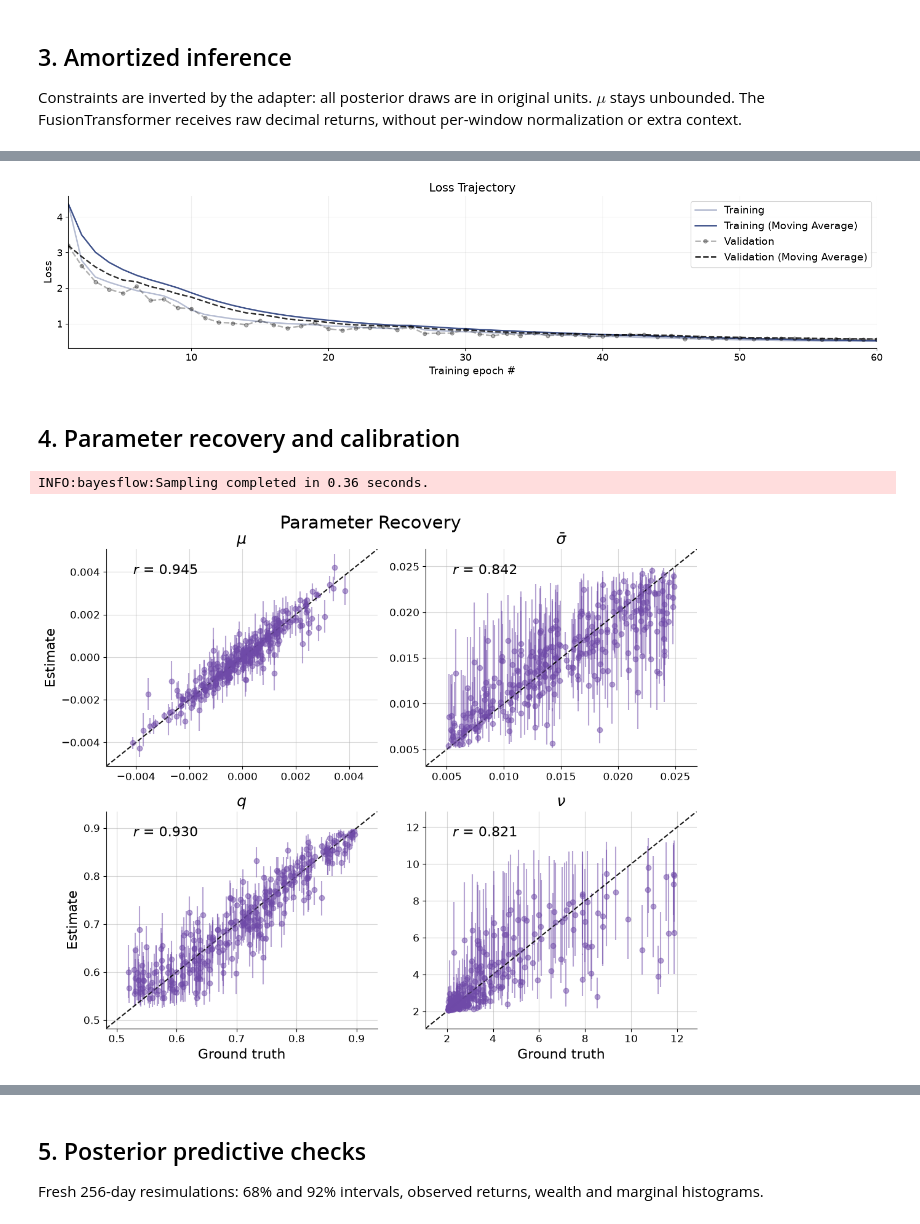
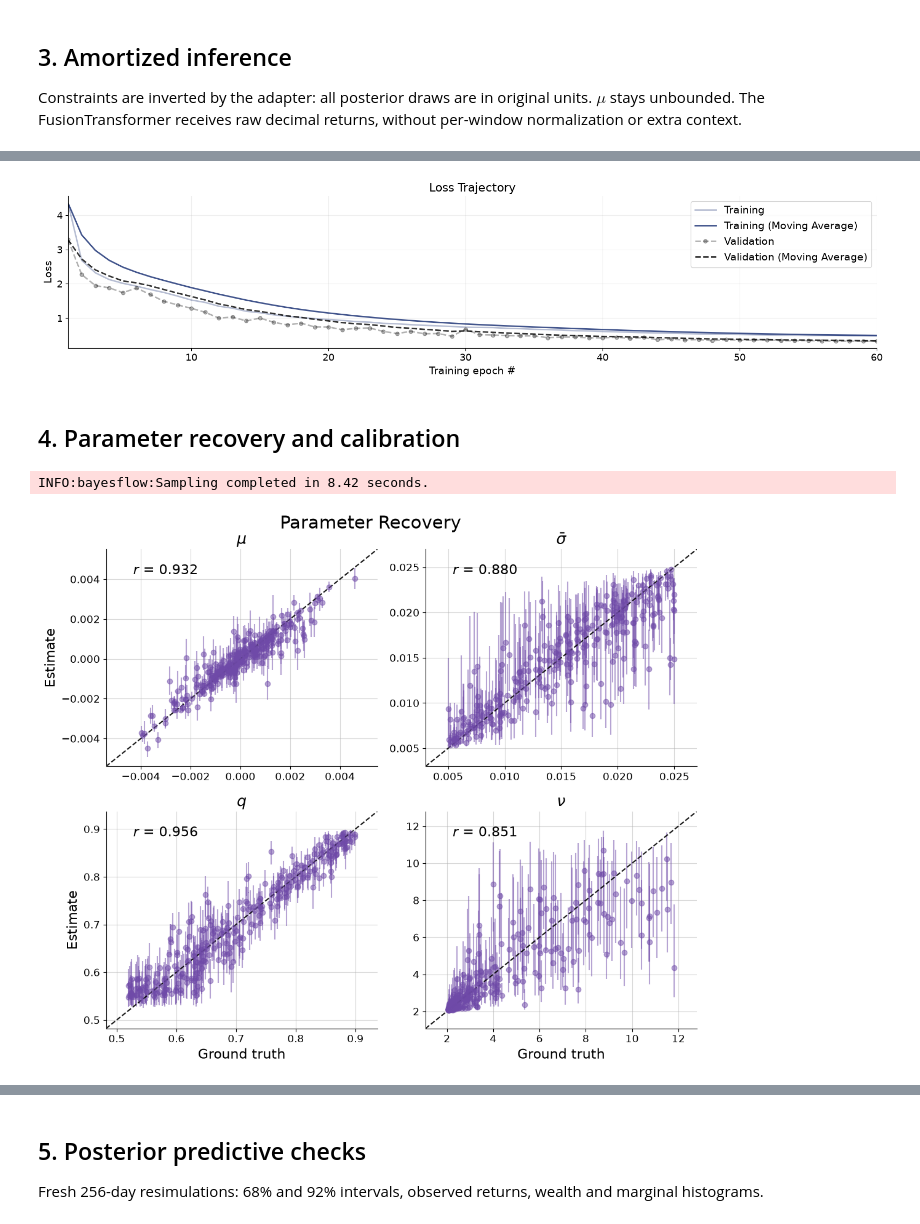
Before and after one commit to stefanradev93/amortized-fractals, a Jupyter notebook: mmar_univariate.ipynb, the cells around one changed output, grey strips where cells are left out. Cells and saved outputs as stored; diff of their text form; code cells hidden in the pictures.

Commit message:
Add final trained models and results

```diff
--- a/mmar_univariate.ipynb
+++ b/mmar_univariate.ipynb
@@ -94,11 +94,13 @@ $\mu$ stays unbounded. The FusionTransformer receives raw decimal returns, witho
 # %%
 adapter = (
     bf.Adapter()
+    .convert_dtype("float64", "float32")
     .constrain("sigma_bar", lower=model.PRIOR.sigma_low, upper=model.PRIOR.sigma_high)
     .constrain("q", lower=model.PRIOR.q_low, upper=model.PRIOR.q_high)
     .constrain("nu", lower=model.PRIOR.nu_low, upper=model.PRIOR.nu_high)
     .concatenate(model.PARAMETER_NAMES, into="inference_variables")
-    .rename("series", "summary_variables")
+    .as_time_series("returns")
+    .rename("returns", "summary_variables")
 )
 
 inference_network = bf.networks.CouplingFlow(transform="spline", depth=4)
@@ -116,6 +122,6 @@ workflow = bf.BasicWorkflow(
 # %%
-training_data = model.training_data(100_000, prior=model.PRIOR)
-validation_data = model.training_data(500, prior=model.PRIOR)
+training_data = model.simulate(100_000)
+validation_data = model.simulate(500)
 # %%
 history = workflow.fit_offline(
     data=training_data,
@@ -153,18 +159,18 @@ Standalone: approximator = keras.saving.load_model("checkpoints/univariate/best.
 fig = bf.diagnostics.loss(history)
 _ = viz.save_figure(fig, "04_training_loss.png", FIGURES_DIR)
 # %% [output]
-[figure, old version]
+[figure, new version]
 # %% [markdown]
 ## 4. Parameter recovery and calibration
 # %%
-test_data = model.simulate(300, prior=model.PRIOR)
+test_data = model.simulate(300)
 # %%
-validation_samples = model.sample_posterior(workflow, test_data["returns"], num_samples=1000)
+validation_samples = workflow.sample(conditions=test_data, num_samples=1000)
 # %% [output]
-INFO:bayesflow:Sampling completed in 0.36 seconds.
+INFO:bayesflow:Sampling completed in 8.42 seconds.
 # %%
-fig = viz.plot_recovery(validation_samples, test_data["theta"], model.PARAMETER_LABELS)
+fig = viz.plot_recovery(validation_samples, test_data, model.PARAMETER_LABELS)
 _ = viz.save_figure(fig, "05_parameter_recovery.png", FIGURES_DIR)
 # %% [output]
-[figure, old version]
+[figure, new version]
 # %%
```
Also changed, not shown: parts of 11 cells of this notebook, 10 other files.
